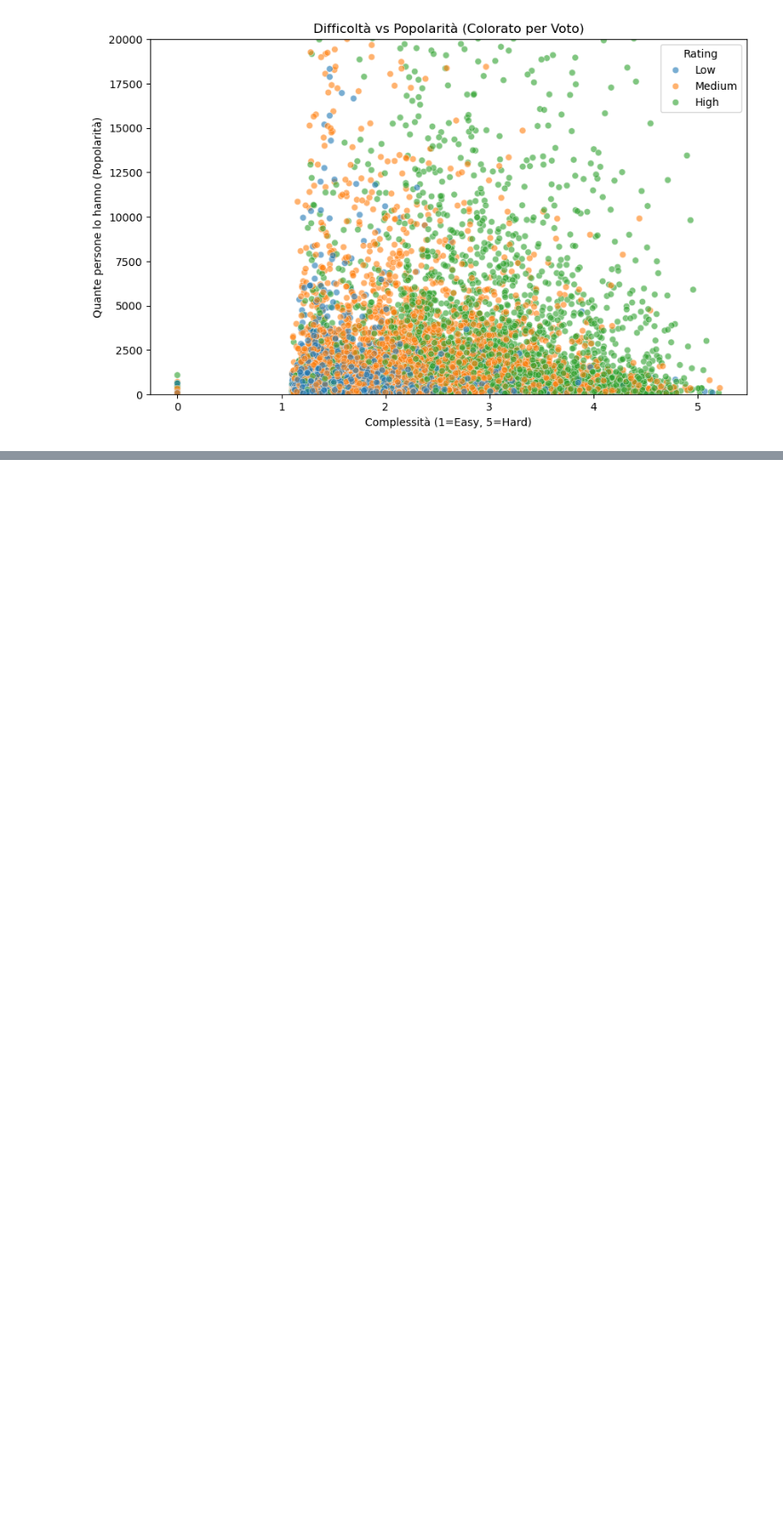
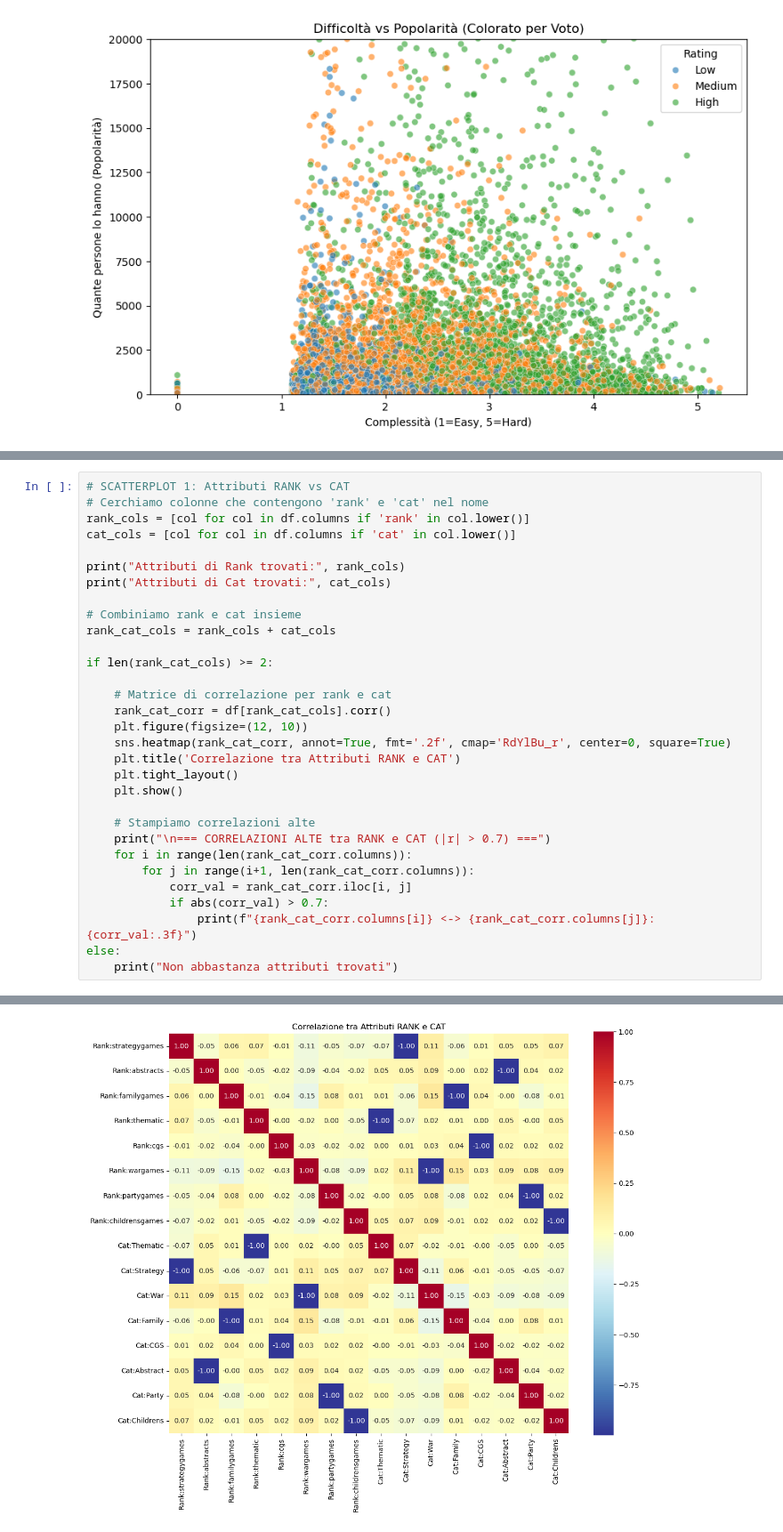
Before and after one commit to iamalessiastocco/dm1-project-boardgames, a Jupyter notebook: notebook/01_data_understanding.ipynb, the cells around one changed output, grey strips where cells are left out. Shown at 89% size. Drawn from its saved outputs; the diff is of its cells as text; blank space fills up the shorter version.

```diff
--- a/notebook/01_data_understanding.ipynb
+++ b/notebook/01_data_understanding.ipynb
@@ -236,0 +316,32 @@ plt.show()
+# %%
+# SCATTERPLOT 1: Attributi RANK vs CAT
+# Cerchiamo colonne che contengono 'rank' e 'cat' nel nome
+rank_cols = [col for col in df.columns if 'rank' in col.lower()]
+cat_cols = [col for col in df.columns if 'cat' in col.lower()]
+
+print("Attributi di Rank trovati:", rank_cols)
+print("Attributi di Cat trovati:", cat_cols)
+
+# Combiniamo rank e cat insieme
+rank_cat_cols = rank_cols + cat_cols
+
+if len(rank_cat_cols) >= 2:
+
+    # Matrice di correlazione per rank e cat
+    rank_cat_corr = df[rank_cat_cols].corr()
+    plt.figure(figsize=(12, 10))
+    sns.heatmap(rank_cat_corr, annot=True, fmt='.2f', cmap='RdYlBu_r', center=0, square=True)
+    plt.title('Correlazione tra Attributi RANK e CAT')
+    plt.tight_layout()
+    plt.show()
+
+    # Stampiamo correlazioni alte
+    print("\n=== CORRELAZIONI ALTE tra RANK e CAT (|r| > 0.7) ===")
+    for i in range(len(rank_cat_corr.columns)):
+        for j in range(i+1, len(rank_cat_corr.columns)):
+            corr_val = rank_cat_corr.iloc[i, j]
+            if abs(corr_val) > 0.7:
+                print(f"{rank_cat_corr.columns[i]} <-> {rank_cat_corr.columns[j]}: {corr_val:.3f}")
+else:
+    print("Non abbastanza attributi trovati")
+# %% [output]
@@ -236,0 +350 @@ plt.show()
+[figure, added]
```
Also changed, not shown: parts of 10 cells of this notebook, 1 other file.
